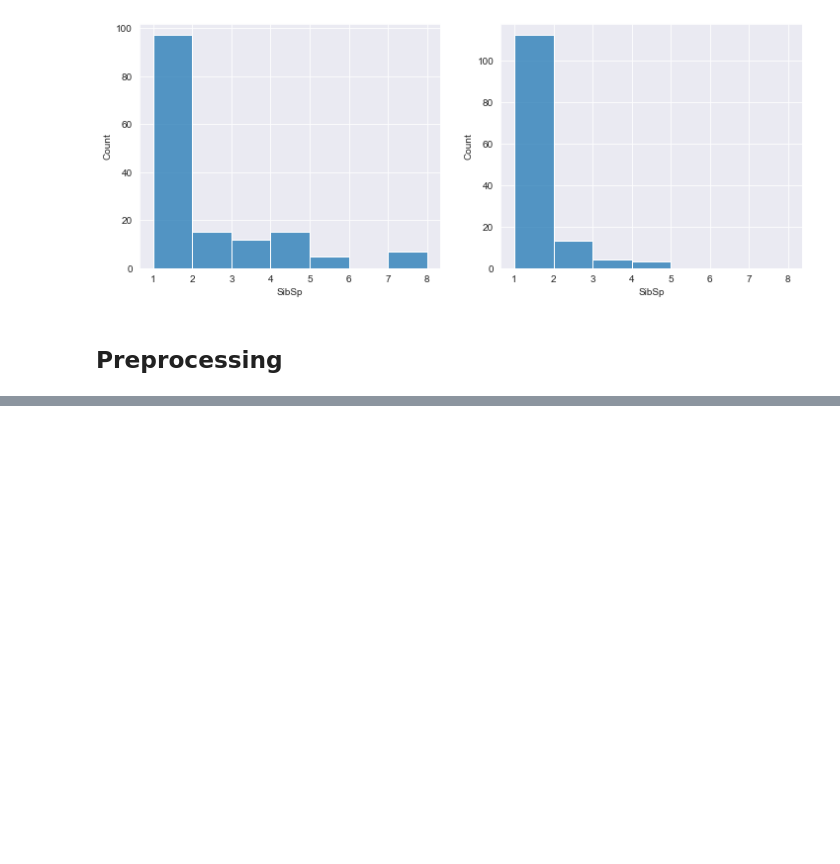
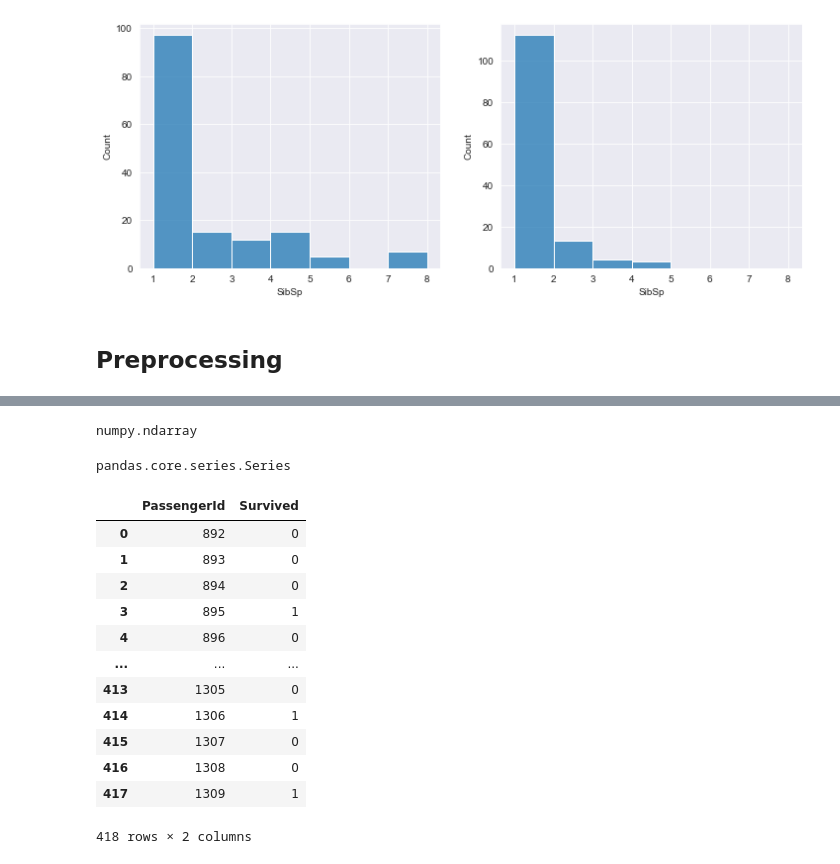
Before and after one commit to kdesh96/Hands-on-ML2, a Jupyter notebook: Ch3 Titanic comp.ipynb, the cells around one changed output, grey strips where cells are left out. Saved outputs shown, nothing was run; the diff lists cells and outputs as text; code cells hidden in the pictures; blank space fills up the shorter version.

Commit message:
Titanic 1st submission

```diff
--- a/Ch3 Titanic comp.ipynb
+++ b/Ch3 Titanic comp.ipynb
@@ -190,0 +337,32 @@ from sklearn.impute import SimpleImputer
+# %%
+test_pred = final_for_now_clf.predict(test_prep)
+# %%
+type(test_pred)
+# %% [output]
+numpy.ndarray
+# %%
+type(id)
+# %% [output]
+pandas.core.series.Series
+# %%
+survived = pd.Series(data=test_pred, name='Survived')
+# %%
+data = {'PassengerId':id, 'Survived':survived}
+# %%
+test_submissions = pd.concat(data, axis=1)
+# %%
+test_submissions
+# %% [output]
+|  | PassengerId | Survived |
+| 0 | 892 | 0 |
+| 1 | 893 | 0 |
+| 2 | 894 | 0 |
+| 3 | 895 | 1 |
+| 4 | 896 | 0 |
+| ... | ... | ... |
+| 413 | 1305 | 0 |
+| 414 | 1306 | 1 |
+| 415 | 1307 | 0 |
+| 416 | 1308 | 0 |
+| 417 | 1309 | 1 |
+418 rows × 2 columns
```
Also changed, not shown: parts of 45 cells of this notebook, 2 other files.
